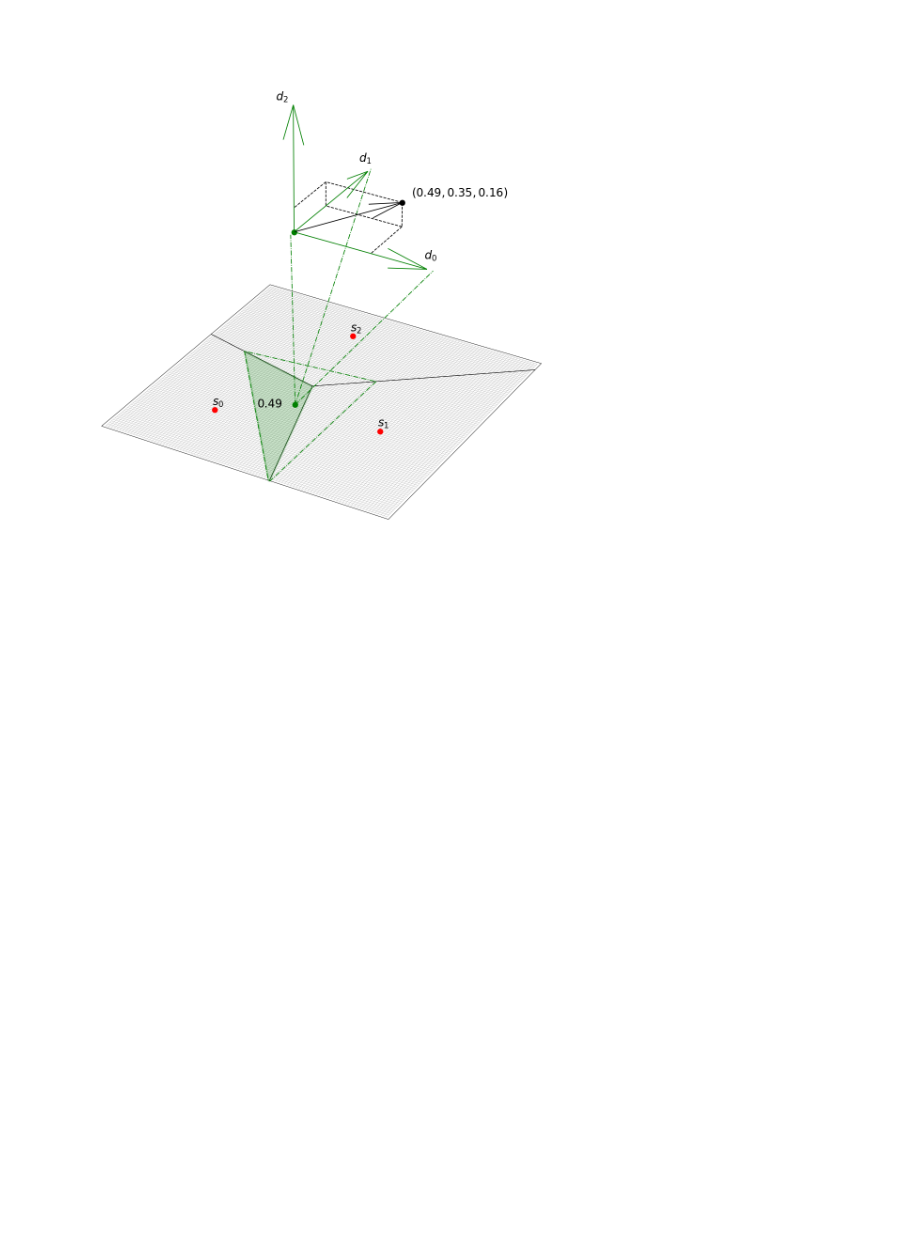
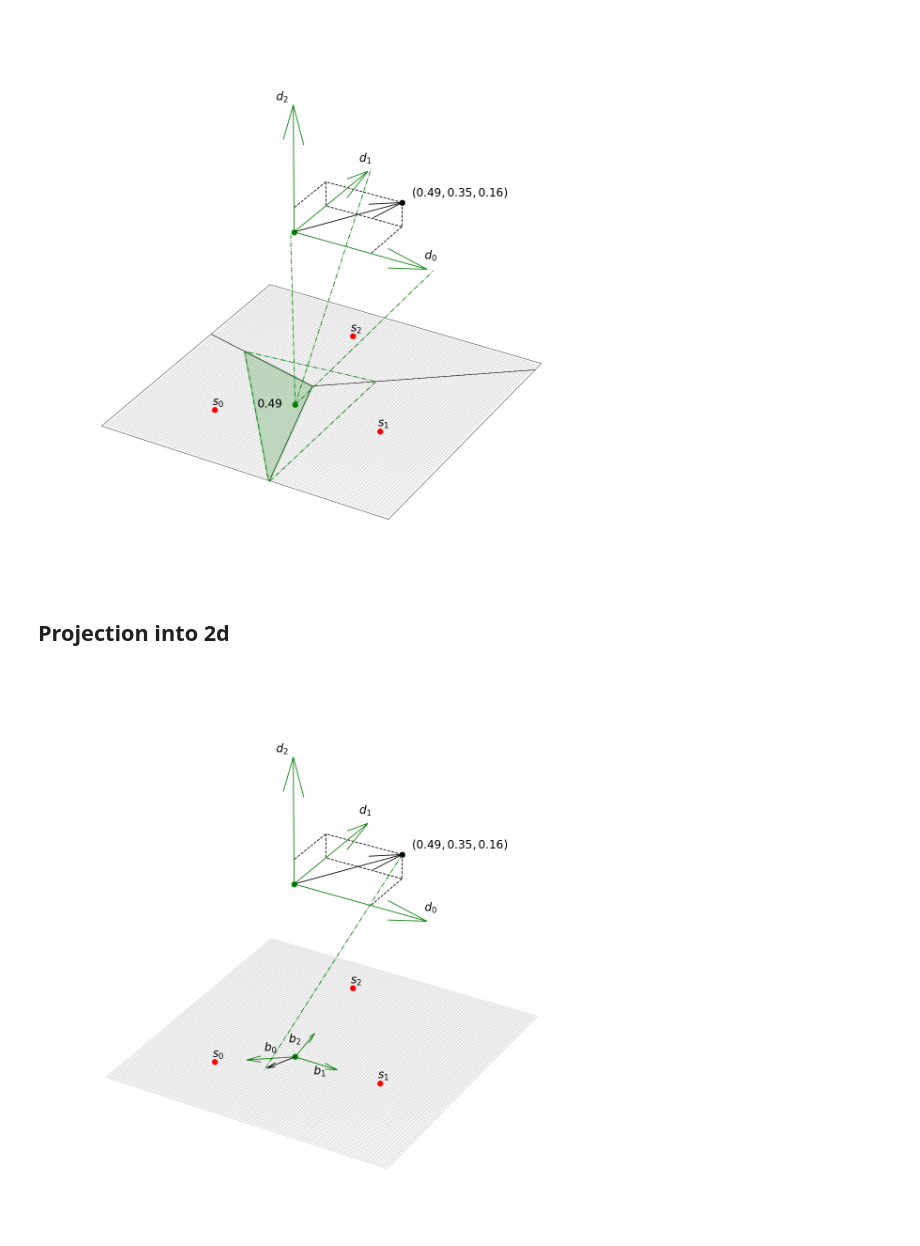
Before and after one commit to simoninireland/sensor-placement, a Jupyter notebook: diagrams.ipynb, the cells around one changed output. Saved outputs shown, nothing was run; the diff lists cells and outputs as text; code cells hidden in the pictures; blank space fills up the shorter version.

Commit message:
Added projection from interpretation space diagram

```diff
--- a/diagrams.ipynb
+++ b/diagrams.ipynb
@@ -155,3 +155,82 @@ plt.savefig('diagrams/interpolation-vector-space.png')
 _ = plt.show()
 # %% [output]
 [figure]
+# %% [markdown]
+## Projection into 2d
+# %%
+fig = plt.figure(figsize=(5, 5))
+ax = fig.add_subplot(projection='3d', xticks=[], yticks=[], zticks=[])
+ax.set_xlim([0.0, 1.0])
+ax.set_ylim([0.0, 1.0])
+ax.set_zlim([0.0, 0.8])
+ax.set_frame_on(False)
+ax.axis('off')
+
+# draw interpolation grid lines
+for y in ys:
+    ax.plot(xs, [y] * len(xs), color='0.6', linewidth=0.1)
+for x in ys:
+    ax.plot([x] * len(xs), ys, color='0.6', linewidth=0.1)
+
+# draw sample points
+for i in df_samples.geometry.index:
+    pt = df_samples.geometry.loc[i]
+    x, y = pt.coords.xy
+    ax.plot(x[0], y[0], marker='o', color='r', markersize=2)
+    ax.text(x[0] - db, y[0] + db, 0.0, f'$s_{i}$', fontsize='xx-small')
+
+# draw and label vector space axes
+ax.plot(ix, iy, iz, marker='o', color='g', markersize=2)
+ax.quiver(ix, iy, iz, dx, 0.0, 0.0, color='g', linewidth=0.4)
+ax.quiver(ix, iy, iz, 0.0, dx, 0.0, color='g', linewidth=0.4)
+ax.quiver(ix, iy, iz, 0.0, 0.0, dx, color='g', linewidth=0.4)
+ax.text(ix + dx - db, iy + db, iz + db, '$d_0$', fontsize='xx-small')
+ax.text(ix - db, iy + dx - db, iz + 2 * db, '$d_1$', fontsize='xx-small')
+ax.text(ix - 3 * db, iy, iz + dx, '$d_2$', fontsize='xx-small')
+
+# draw weight covector
+ax.quiver(ix, iy, iz, w[0] * dw, w[1] * dw, w[2] * dw, color='k', linewidth=0.4)
+ax.plot(wx, wy, wz, marker='o', color='k', markersize=2)
+ax.text(wx + db, wy + db, wz + db,
+       '$({wx:.2f}, {wy:.2f}, {wz:.2f})$'.format(wx=w[0], wy = w[1], wz=w[2]), fontsize='xx-small')
+
+# draw lines from covector to axes
+ax.plot([wx, ix], [wy, wy], [wz, wz], color='k', linestyle='--', linewidth=0.4)
+ax.plot([ix, ix], [wy, iy], [wz, wz], color='k', linestyle='--', linewidth=0.4)
+ax.plot([ix, ix], [wy, wy], [wz, iz], color='k', linestyle='--', linewidth=0.4)
+ax.plot([wx, wx], [wy, wy], [wz, iz], color='k', linestyle='--', linewidth=0.4)
+ax.plot([wx, wx], [wy, iy], [iz, iz], color='k', linestyle='--', linewidth=0.4)
+ax.plot([wx, ix], [wy, wy], [iz, iz], color='k', linestyle='--', linewidth=0.4)
+
+# compute basis vectors
+b = []
+for i in df_samples.geometry.index:
+    pt = df_samples.geometry.loc[i]
+    bx, by = makeVector(Point(ix, iy), pt, dx / 3)
+    b.append((bx, by))
+
+# draw sample point and projection basis vectors
+ax.plot(ix, iy, 0.0, marker='o', color='g', markersize=2)
+for (x, y) in b:
+    ax.quiver(ix, iy, 0.0, x, y, 0.0, color='g', linewidth=0.4)
+ax.text(ix - 5 * db, iy - db, 0.0, '$b_0$', fontsize='xx-small')
+ax.text(ix + 5 * db, iy - 3 * db, 0.0, '$b_1$', fontsize='xx-small')
+ax.text(ix - 3 * db, iy + 3 * db, 0.0, '$b_2$', fontsize='xx-small')
+
+# resolve weight covector onto projection basis
+rx, ry = 0, 0
+for i in df_samples.geometry.index:
+    pt = df_samples.geometry.loc[i]
+    bx, by = makeVector(Point(ix, iy), pt, (dx / 3) * w[i] * 5)
+    rx += bx
+    ry += by
+ax.quiver(ix, iy, 0.0, rx, ry, 0.0, color='k', linewidth=0.4)
+
+# explode interpolation vector to projection space
+ax.plot([ix + w[0] * dw, ix + rx], [iy + w[1] * dw, iy + ry - db], [iz + w[2] * dw, 0.0], color='g', linestyle='-.', linewidth=0.4)
+#ax.plot([ix, ix], [iy, iy], [iz, 0.0], color='g', linestyle='-.', linewidth=0.4)
+
+plt.savefig('diagrams/interpolation-projection.png')
+_ = plt.show()
+# %% [output]
+[figure, added]
```
